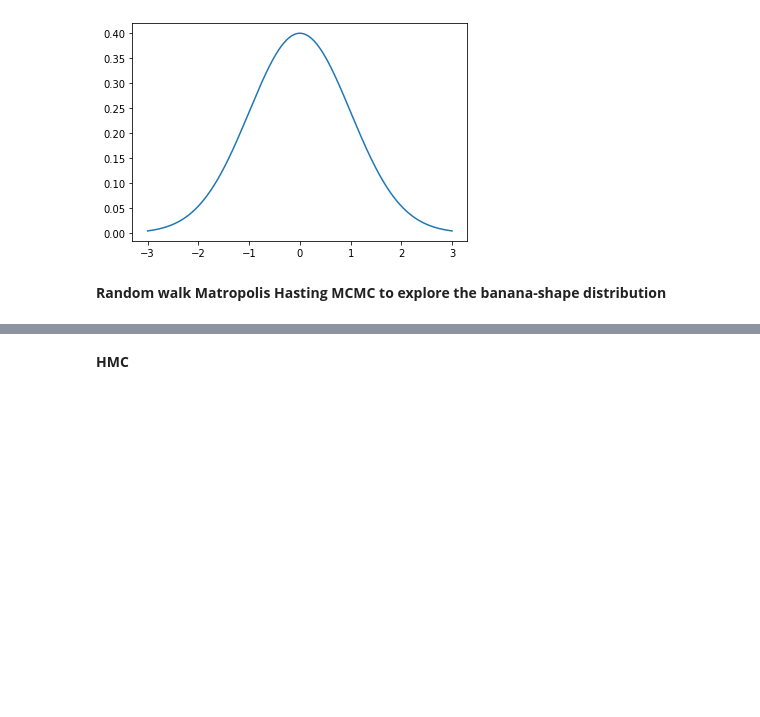
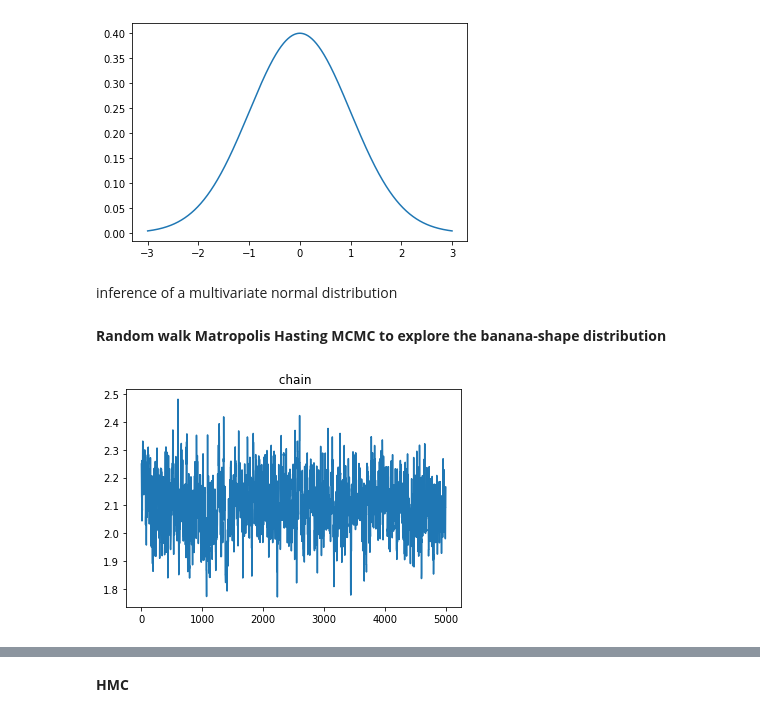
Before and after one commit to GeorgeLiang3/repository1, a Jupyter notebook: Banana_0.5_Bayesian inference_MAP_Gradient.ipynb, the cells around one changed output, grey strips where cells are left out. Drawn from its saved outputs; the diff is of its cells as text; code cells hidden in the pictures; blank space fills up the shorter version.

```diff
--- a/Banana_0.5_Bayesian inference_MAP_Gradient.ipynb
+++ b/Banana_0.5_Bayesian inference_MAP_Gradient.ipynb
@@ -39,5 +39,7 @@ plt.plot(x,y.pdf(x))
 [figure]
 # %%
 rv = multivariate_normal([0, 0], [[1, 0], [0, 1]])
+# %% [markdown]
+inference of a multivariate normal distribution
 # %%
 ## initial the model
@@ -103,3 +121,29 @@ accepted = kernel_results.is_accepted
 
 samples = samples.numpy()
 accepted = accepted.numpy()
+# %%
+x_samples,y_samples = samples[:,0],samples[:,1]
+# %%
+def chain_plot(data, title='', ax=None):
+    '''Plot both chain and posterior distribution'''
+    if ax is None:
+        ax = plt.gca()
+    ax.plot(data)
+    ax.title.set_text(title+" chain")
+
+def post_plot(data, title='', ax=None, true=None, prc=95):
+  '''Plot the posterior distribution given MCMC samples'''
+  if ax is None:
+    ax = plt.gca()
+  sns.kdeplot(data, ax=ax, shade=True)
+  tprc = (100-prc)/2
+
+  ax.axvline(x=np.percentile(data, tprc), linestyle='--')
+  ax.axvline(x=np.percentile(data, 100-tprc), linestyle='--')
+  ax.title.set_text(title+" distribution")
+  if true is not None:
+    ax.axvline(x=true)
+
+chain_plot(x_samples)
+# %% [output]
+[figure, added]
```
Also changed, not shown: parts of 4 cells of this notebook, 4 other files.
